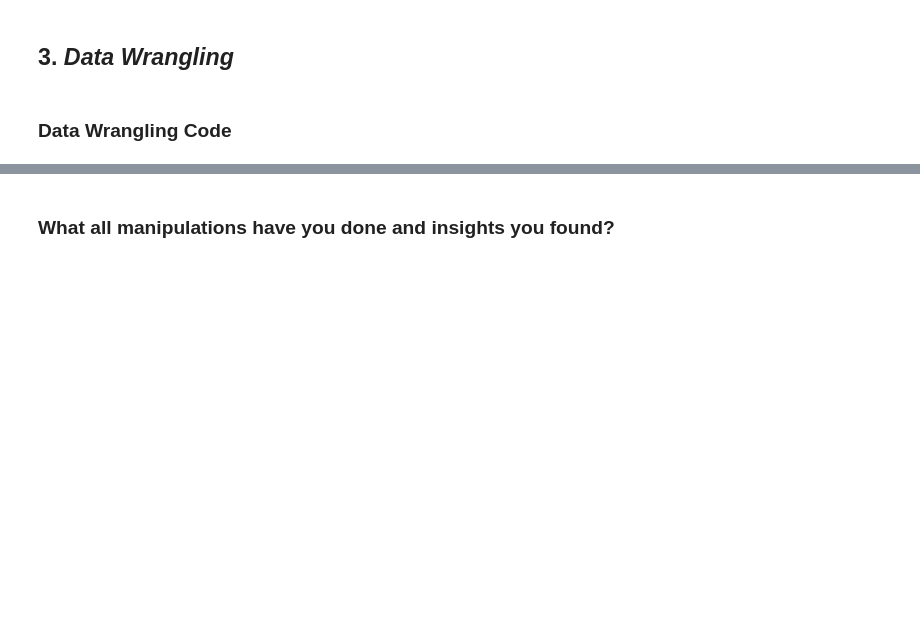
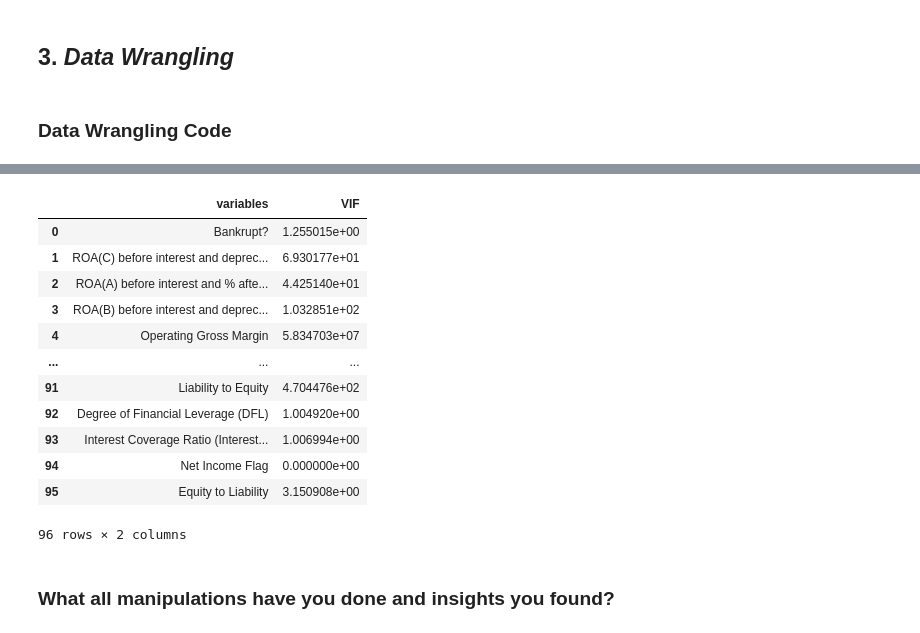
Before and after one commit to kumareshvj/Machine-learing-classification, a Jupyter notebook: company_bankruptcy_prediction.ipynb, the cells around one changed output, grey strips where cells are left out. Saved outputs shown, nothing was run; the diff lists cells and outputs as text; code cells hidden in the pictures; blank space fills up the shorter version.

```diff
--- a/company_bankruptcy_prediction.ipynb
+++ b/company_bankruptcy_prediction.ipynb
@@ -83,6 +83,10 @@ M - Multivariate Analysis
 # Import Libraries
 import pandas as pd
 import seaborn as sns
+pd.set_option('max_columns',200)
+import matplotlib.pyplot as plt
+
+from statsmodels.stats.outliers_influence import variance_inflation_factor
 # %% [markdown]
 ### Dataset Loading
 # %%
@@ -436,3 +449,29 @@ Total no of unique values 6819 in  Equity to Liability
+# %%
+def calc_vif(X):
+
+    # Calculating VIF
+    vif = pd.DataFrame()
+    vif["variables"] = X.columns
+    vif["VIF"] = [variance_inflation_factor(X.values, i) for i in range(X.shape[1])]
+
+    return(vif)
+# %%
+
+calc_vif(df[[i for i in df.describe().columns if i not in ['Close','High']]])
+# %% [output]
+|  | variables | VIF |
+| 0 | Bankrupt? | 1.255015e+00 |
+| 1 | ROA(C) before interest and deprec... | 6.930177e+01 |
+| 2 | ROA(A) before interest and % afte... | 4.425140e+01 |
+| 3 | ROA(B) before interest and deprec... | 1.032851e+02 |
+| 4 | Operating Gross Margin | 5.834703e+07 |
+| ... | ... | ... |
+| 91 | Liability to Equity | 4.704476e+02 |
+| 92 | Degree of Financial Leverage (DFL) | 1.004920e+00 |
+| 93 | Interest Coverage Ratio (Interest... | 1.006994e+00 |
+| 94 | Net Income Flag | 0.000000e+00 |
+| 95 | Equity to Liability | 3.150908e+00 |
+96 rows × 2 columns
 # %% [markdown]
 ### What all manipulations have you done and insights you found?
 # %% [markdown]
```
Also changed, not shown: parts of 4 cells of this notebook.
